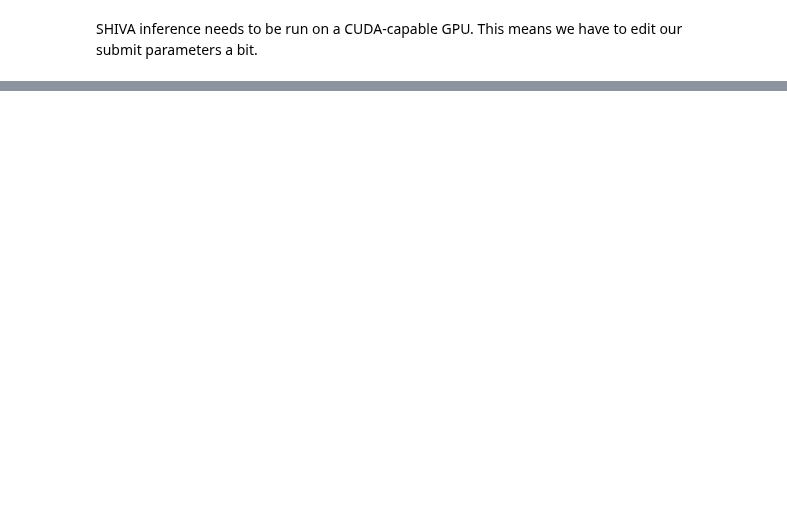
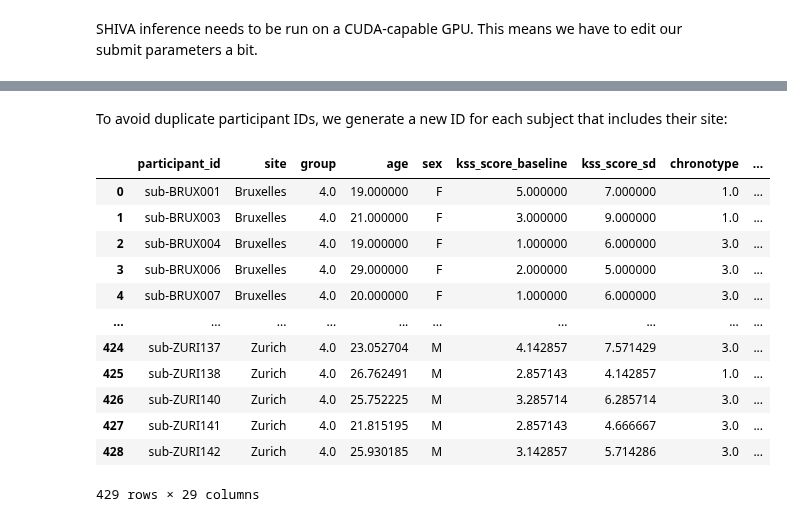
Before and after one commit to jdelberse/enigma-sd, a Jupyter notebook: code/analysis.ipynb, the cells around one changed output, grey strips where cells are left out. Cells and saved outputs as stored; diff of their text form; code cells hidden in the pictures; blank space fills up the shorter version.

```diff
--- a/code/analysis.ipynb
+++ b/code/analysis.ipynb
@@ -501,0 +1472,14 @@ To obtain the relative free water index (RFWI), we use the Dipy free water elimi
+# %%
+for d in datasets:
+    tsv_path = f"{d}/participants.tsv"
+    !datalad get $tsv_path
+    tsv = pd.read_csv(tsv_path, sep="\t", dtype={"participant_id": str})
+    tsv['participant_id'] = tsv['participant_id'].str.strip()
+
+    mask = master_data["dataset"] == d
+    for col in ['psqi_score', 'bmi', 'handedness']:
+        if col in tsv.columns:
+            master_data.loc[mask, col] = master_data.loc[mask, 'participant_id'].map(
+                tsv.set_index("participant_id")[col]
+            )
+master_data
@@ -501,0 +1868,33 @@ To obtain the relative free water index (RFWI), we use the Dipy free water elimi
+# %% [markdown]
+To avoid duplicate participant IDs, we generate a new ID for each subject that includes their site:
+# %%
+for row in master_data.index: # Loop over rows
+    sub = master_data.iloc[row,:].participant_id # Obtain the subject ID
+    site = str(master_data.iloc[row,:].dataset) # Obtain the site
+    labels = site.split("-")[:-1] # Split the site into sublabels
+
+    if len(labels) > 1: # If there are more than two sub-labels
+        prefix = (labels[0][:2]+labels[1][:2]).upper() # Take the first two letters of the first two sub-labels
+    else:
+        prefix = site[:4].upper() # Take the first four letters of the site
+
+    suffix = sub.replace("sub-","") # Take the subject ID
+
+    new_sub = f"sub-{prefix}{suffix}" # Create new subject ID
+    master_data.iloc[row,0] = new_sub # Insert into dataframe
+
+master_data
+# %% [output]
+|  | participant_id | site | group | age | sex | kss_score_baseline | kss_score_sd | chronotype | ... |
+| 0 | sub-BRUX001 | Bruxelles | 4.0 | 19.000000 | F | 5.000000 | 7.000000 | 1.0 | ... |
+| 1 | sub-BRUX003 | Bruxelles | 4.0 | 21.000000 | F | 3.000000 | 9.000000 | 1.0 | ... |
+| 2 | sub-BRUX004 | Bruxelles | 4.0 | 19.000000 | F | 1.000000 | 6.000000 | 3.0 | ... |
+| 3 | sub-BRUX006 | Bruxelles | 4.0 | 29.000000 | F | 2.000000 | 5.000000 | 3.0 | ... |
+| 4 | sub-BRUX007 | Bruxelles | 4.0 | 20.000000 | F | 1.000000 | 6.000000 | 3.0 | ... |
+| ... | ... | ... | ... | ... | ... | ... | ... | ... | ... |
+| 424 | sub-ZURI137 | Zurich | 4.0 | 23.052704 | M | 4.142857 | 7.571429 | 3.0 | ... |
+| 425 | sub-ZURI138 | Zurich | 4.0 | 26.762491 | M | 2.857143 | 4.142857 | 1.0 | ... |
+| 426 | sub-ZURI140 | Zurich | 4.0 | 25.752225 | M | 3.285714 | 6.285714 | 3.0 | ... |
+| 427 | sub-ZURI141 | Zurich | 4.0 | 21.815195 | M | 2.857143 | 4.666667 | 3.0 | ... |
+| 428 | sub-ZURI142 | Zurich | 4.0 | 25.930185 | M | 3.142857 | 5.714286 | 3.0 | ... |
+429 rows × 29 columns
```
Also changed, not shown: parts of 116 cells of this notebook.
